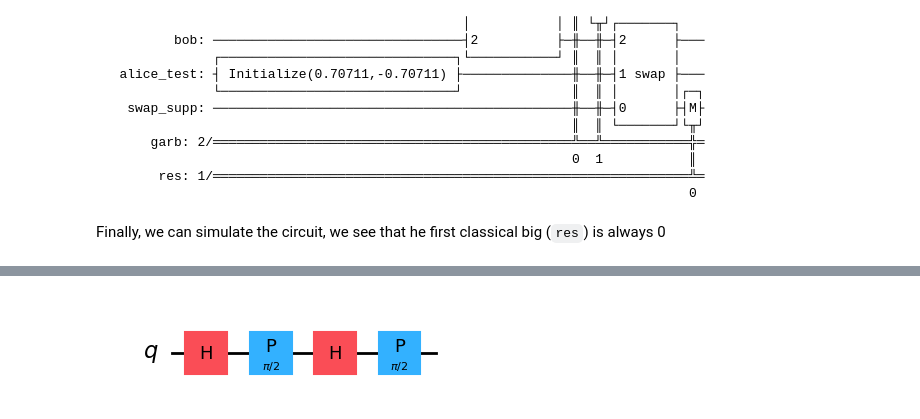
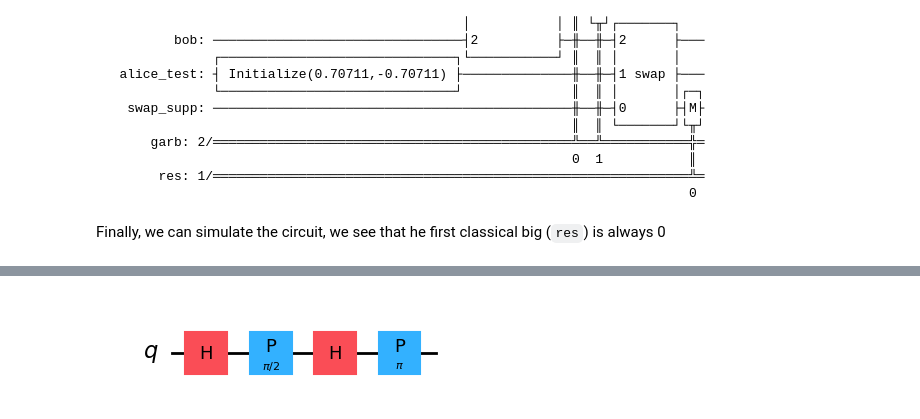
Before and after one commit to NicolaAssolini98/QuantumLab, a Jupyter notebook: Lab1/SolutionLab1.ipynb, the cells around one changed output, grey strips where cells are left out. Drawn from its saved outputs; the diff is of its cells as text; code cells hidden in the pictures.

```diff
--- a/Lab1/SolutionLab1.ipynb
+++ b/Lab1/SolutionLab1.ipynb
@@ -252,18 +279,18 @@ plot_histogram(result.quasi_dists[0].binary_probabilities())
 # %%
 from math import pi
 
 theta = pi/4
-phi = 0
+phi = pi/2
 
 circ = QuantumCircuit(1)
 circ.h(0)
 circ.p(2*theta, 0)
 circ.h(0)
 circ.p(phi + pi/2, 0)
 
 circ.draw('mpl')
 # %% [output]
-[figure, old version]
+[figure, new version]
 # %%
 Statevector(circ)
 # %% [output]
```
Also changed, not shown: parts of 5 cells of this notebook, 3 other files.
